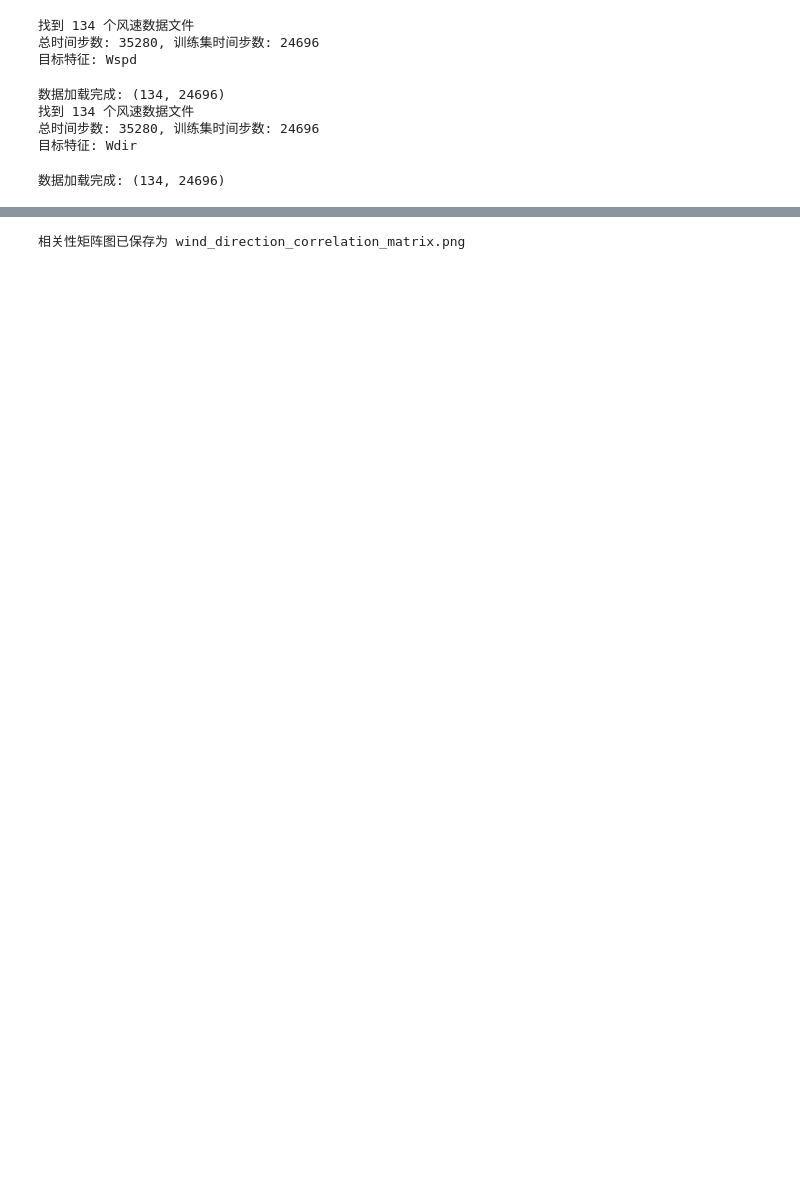
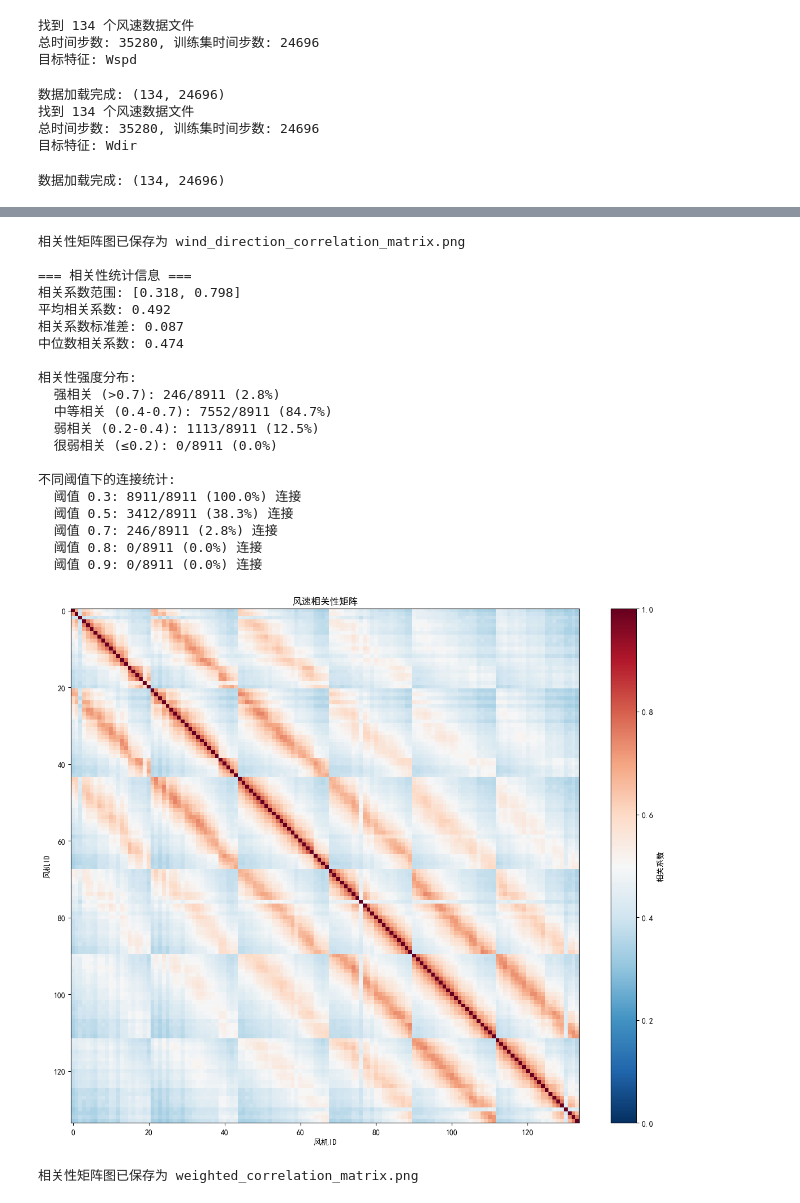
Before and after one commit to yellow378/WindSpeedForecasting, a Jupyter notebook: analysis/graph/1_correlation/correlation.ipynb, the cells around one changed output, grey strips where cells are left out. Saved outputs shown, nothing was run; the diff lists cells and outputs as text; code cells hidden in the pictures; blank space fills up the shorter version.

```diff
--- a/analysis/graph/1_correlation/correlation.ipynb
+++ b/analysis/graph/1_correlation/correlation.ipynb
@@ -221,18 +221,26 @@ wind_direction = original_wind_direction % 360
 数据加载完成: (134, 24696)
 # %%
 print(wind_speed.shape, wind_direction.shape)
+
 wind_corr = compute_correlation_matrix(wind_speed, method="pearson")
 print_correlation_stats(wind_corr)
 visualize_correlation_matrix(wind_corr, save_path="wind_speed_correlation_matrix.png")
 np.savez("wind_speed_correlation_matrices.npz", original=wind_corr)
+
 wind_diff_corr = compute_correlation_matrix(wind_speed, method="pearson_diff")
 print_correlation_stats(wind_diff_corr)
 visualize_correlation_matrix(wind_diff_corr, save_path="wind_speed_diff_correlation_matrix.png")
 np.savez("wind_speed_diff_correlation_matrices.npz", original=wind_diff_corr)
+
 wind_dir_corr = compute_correlation_matrix(wind_direction, method="pearson_dir")
 print_correlation_stats(wind_dir_corr)
 visualize_correlation_matrix(wind_dir_corr, save_path="wind_direction_correlation_matrix.png")
 np.savez("wind_direction_correlation_matrices.npz", original=wind_dir_corr)
+
+weighted_corr = (wind_corr * 0.2 + wind_diff_corr * 0.4 + wind_dir_corr * 0.4)
+print_correlation_stats(weighted_corr)
+visualize_correlation_matrix(weighted_corr, save_path="weighted_correlation_matrix.png")
+np.savez("weighted_correlation_matrices.npz", original=weighted_corr)
 # %% [output]
 (134, 24696) (134, 24696)
 正在计算相关性矩阵 (方法: pearson)...
@@ -262,30 +270,51 @@ np.savez("wind_direction_correlation_matrices.npz", original=wind_dir_corr)
 相关系数范围: [-0.028, 0.772]
 平均相关系数: 0.291
 相关系数标准差: 0.135
 中位数相关系数: 0.249
 
 ... (8 lines left out)
   阈值 0.5: 843/8911 (9.5%) 连接
   阈值 0.7: 101/8911 (1.1%) 连接
   阈值 0.8: 0/8911 (0.0%) 连接
   阈值 0.9: 0/8911 (0.0%) 连接
 [figure]
 相关性矩阵图已保存为 wind_speed_diff_correlation_matrix.png
 正在计算相关性矩阵 (方法: pearson_dir)...
 数据质量检查:
 原始数据形状: (134, 24696)
 方向数据形状: 2
 
 === 相关性统计信息 ===
 相关系数范围: [0.242, 0.752]
 平均相关系数: 0.475
 相关系数标准差: 0.082
 中位数相关系数: 0.472
 
 ... (8 lines left out)
   阈值 0.5: 3335/8911 (37.4%) 连接
   阈值 0.7: 43/8911 (0.5%) 连接
   阈值 0.8: 0/8911 (0.0%) 连接
   阈值 0.9: 0/8911 (0.0%) 连接
 [figure]
 相关性矩阵图已保存为 wind_direction_correlation_matrix.png
+
+=== 相关性统计信息 ===
+相关系数范围: [0.318, 0.798]
+平均相关系数: 0.492
+相关系数标准差: 0.087
+中位数相关系数: 0.474
+
+相关性强度分布:
+  强相关 (>0.7): 246/8911 (2.8%)
+  中等相关 (0.4-0.7): 7552/8911 (84.7%)
+  弱相关 (0.2-0.4): 1113/8911 (12.5%)
+  很弱相关 (≤0.2): 0/8911 (0.0%)
+
+不同阈值下的连接统计:
+  阈值 0.3: 8911/8911 (100.0%) 连接
+  阈值 0.5: 3412/8911 (38.3%) 连接
+  阈值 0.7: 246/8911 (2.8%) 连接
+  阈值 0.8: 0/8911 (0.0%) 连接
+  阈值 0.9: 0/8911 (0.0%) 连接
+[figure, added]
+相关性矩阵图已保存为 weighted_correlation_matrix.png
```
Also changed, not shown: 15 other files.
